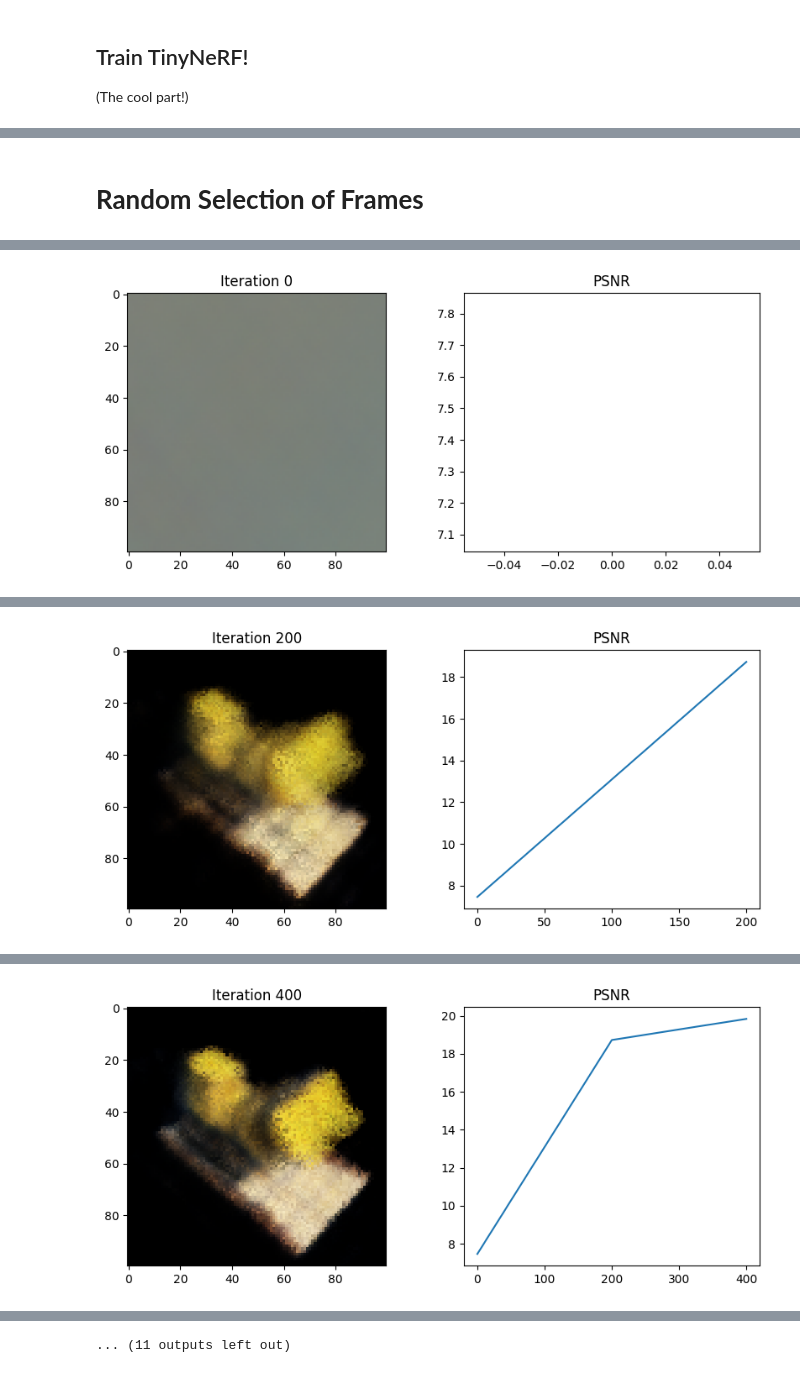
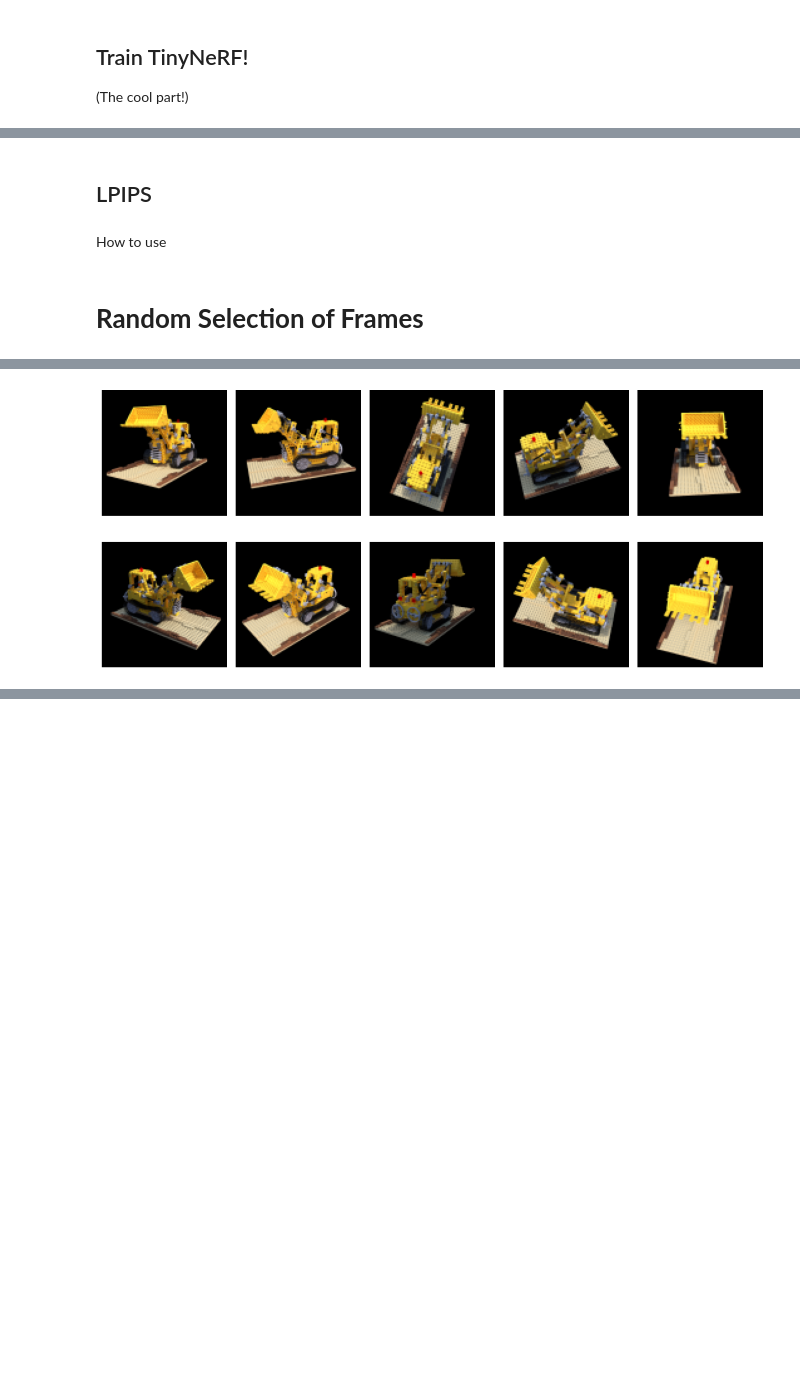
Before and after one commit to mirwisek/frame-selection-activenerf, a Jupyter notebook: tiny_nerf_pytorch_mirwise.ipynb, the cells around one changed output, grey strips where cells are left out. Cells and saved outputs as stored; diff of their text form; code cells hidden in the pictures; blank space fills up the shorter version.

```diff
--- a/tiny_nerf_pytorch_mirwise.ipynb
+++ b/tiny_nerf_pytorch_mirwise.ipynb
@@ -342,9 +332,9 @@ near_thresh = 2.
 far_thresh = 6.
 
 # Hold one image out (for test).
-testimg, testpose = images[101], tform_cam2world[101]
-testimg = torch.from_numpy(testimg).to(device)
-testpose = torch.from_numpy(testpose).to(device)
+testimgs, testposes = images[100:], tform_cam2world[100:]
+testimgs = torch.from_numpy(testimgs).to(device)
+testposes = torch.from_numpy(testposes).to(device)
 
 # Map images to device
 images = torch.from_numpy(images[:100, ..., :3]).to(device)
@@ -358,0 +344,10 @@ plt.show()
+# %%
+fig, axs = plt.subplots(2, 3, figsize=(10, 6))
+
+# Loop through all axes and images
+for ax, image in zip(axs.ravel(), testimgs):
+    ax.imshow(image.detach().cpu().numpy(), cmap='viridis')  # You can change the colormap if needed
+    ax.axis('off')  # Turn off axis
+
+plt.tight_layout()
+plt.show()
@@ -399,0 +413,2 @@ def run_one_iter_of_tinynerf(height, width, focal_length, tform_cam2world,
+# %% [markdown]
+## LPIPS
@@ -399,0 +424,2 @@ def run_one_iter_of_tinynerf(height, width, focal_length, tform_cam2world,
+# %% [markdown]
+How to use
@@ -468,50 +496,17 @@ holdout_images = images[holdout_indices]
 training_tforms = tform_cam2world[training_indices]
 holdout_tforms = tform_cam2world[holdout_indices]
 
+print()
+print("Frames Chosen by Random Frame Selection")
+print()
 
+fig, axs = plt.subplots(2, 5, figsize=(12, 6))
 
-for j in range(num_iters+1):
+# Loop through all axes and images
+for ax, image in zip(axs.ravel(), training_images):
+    ax.imshow(image.detach().cpu().numpy(), cmap='viridis')  # You can change the colormap if needed
+    ax.axis('off')  # Turn off axis
 
-  # Randomly pick an image as the target.
-  target_img_idx = np.random.randint(training_images.shape[0])
-  target_img = training_images[target_img_idx].to(device)
-  target_tform_cam2world = training_tforms[target_img_idx].to(device)
-
-  # Run one iteration of TinyNeRF and get the rendered RGB image.
-  rgb_predicted = run_one_iter_of_tinynerf(height, width, focal_length,
-                                          target_tform_cam2world, near_thresh,
-                                          far_thresh, depth_samples_per_ray,
-                                          encode, get_minibatches)
-
-  # Compute mean-squared error between the predicted and target images. Backprop!
-  loss = torch.nn.functional.mse_loss(rgb_predicted, target_img)
-  loss.backward()
-  optimizer.step()
-  optimizer.zero_grad()
-
-  # Display images/plots/stats
-  if j % display_every == 0:
-    # Render the held-out view
-    rgb_predicted = run_one_iter_of_tinynerf(height, width, focal_length,
-                                            testpose, near_thresh,
-                                            far_thresh, depth_samples_per_ray,
-                                            encode, get_minibatches)
-    loss = torch.nn.functional.mse_loss(rgb_predicted, testimg)
-    print("Loss:", loss.item())
-    psnr = -10. * torch.log10(loss)
-
-    psnrs.append(psnr.item())
-    iternums.append(j)
-
-    plt.figure(figsize=(10, 4))
-    plt.subplot(121)
-    plt.imshow(rgb_predicted.detach().cpu().numpy())
-    plt.title(f"Iteration {j}")
-    plt.subplot(122)
-    plt.plot(iternums, psnrs)
-    plt.title("PSNR")
-    plt.show()
-
-
-print('Done!')
+plt.tight_layout()
+plt.show()
 # %% [output]
@@ -519 +514 @@ Loss: 0.17966711521148682
-[figure, old version]
+[figure, new version]
@@ -521 +514,0 @@ Loss: 0.013394326902925968
-[figure, removed]
@@ -523 +514,0 @@ Loss: 0.010368348099291325
-[figure, removed]
@@ -530 +514,0 @@ Loss: 0.009251161478459835
-... (11 outputs left out)
```
Also changed, not shown: parts of 35 cells of this notebook.
